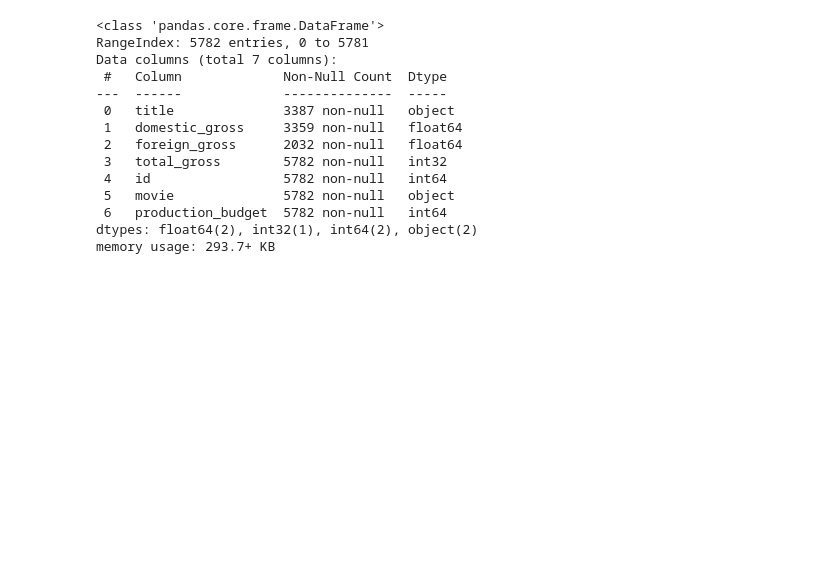
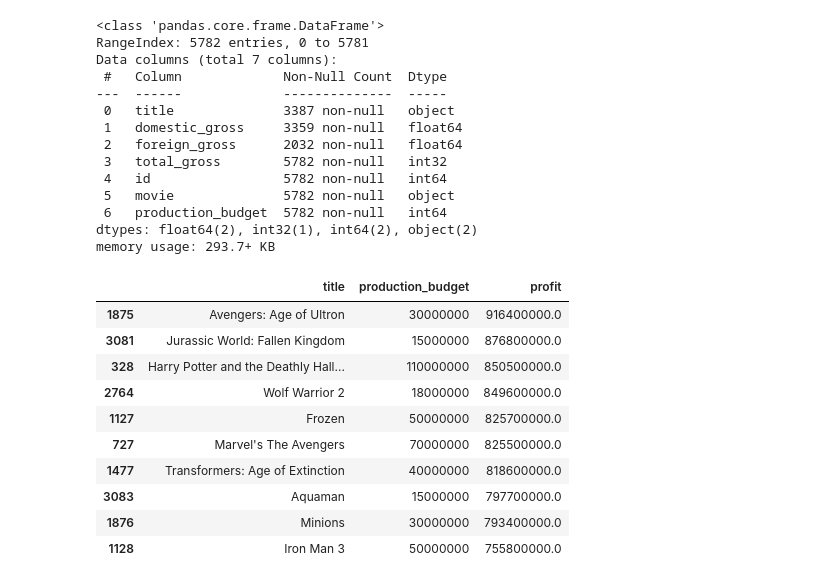
Before and after one commit to jmbego/dsc-phase-1-project, a Jupyter notebook: index.ipynb, the cells around one changed output. Saved outputs shown, nothing was run; the diff lists cells and outputs as text; code cells hidden in the pictures; blank space fills up the shorter version.

```diff
--- a/index.ipynb
+++ b/index.ipynb
@@ -145,3 +145,19 @@ dtypes: float64(2), int32(1), int64(2), object(2)
 memory usage: 293.7+ KB
 # %%
 movie_concat['profit']=movie_concat['foreign_gross']-movie_concat['production_budget']
+# %%
+top_profits=movie_concat.sort_values(by='profit',ascending=False).head(10)
+lst=['title','production_budget','profit']
+top_profits[lst]
+# %% [output]
+|  | title | production_budget | profit |
+| 1875 | Avengers: Age of Ultron | 30000000 | 916400000.0 |
+| 3081 | Jurassic World: Fallen Kingdom | 15000000 | 876800000.0 |
+| 328 | Harry Potter and the Deathly Hall... | 110000000 | 850500000.0 |
+| 2764 | Wolf Warrior 2 | 18000000 | 849600000.0 |
+| 1127 | Frozen | 50000000 | 825700000.0 |
+| 727 | Marvel's The Avengers | 70000000 | 825500000.0 |
+| 1477 | Transformers: Age of Extinction | 40000000 | 818600000.0 |
+| 3083 | Aquaman | 15000000 | 797700000.0 |
+| 1876 | Minions | 30000000 | 793400000.0 |
+| 1128 | Iron Man 3 | 50000000 | 755800000.0 |
```
Also changed, not shown: parts of 2 cells of this notebook.
